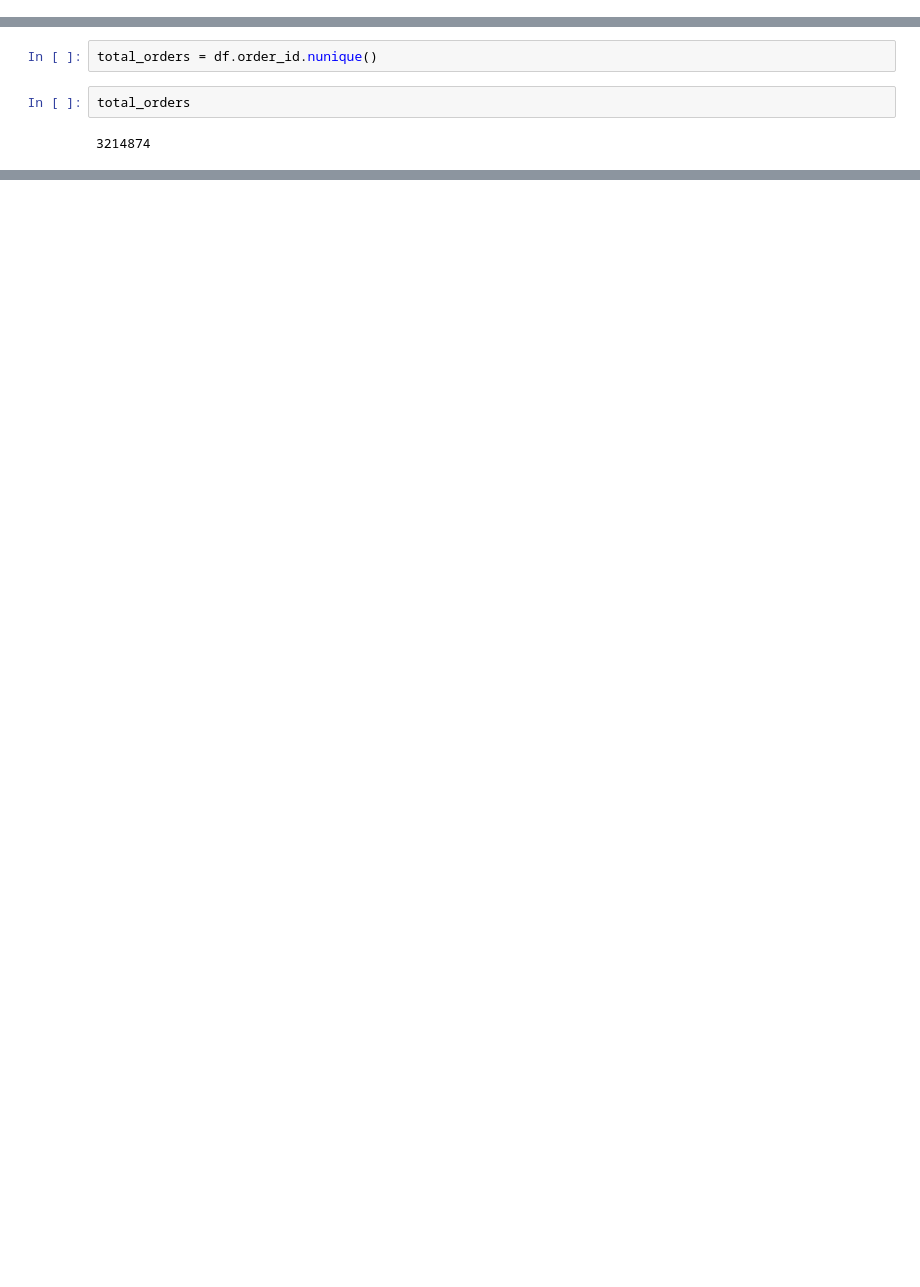
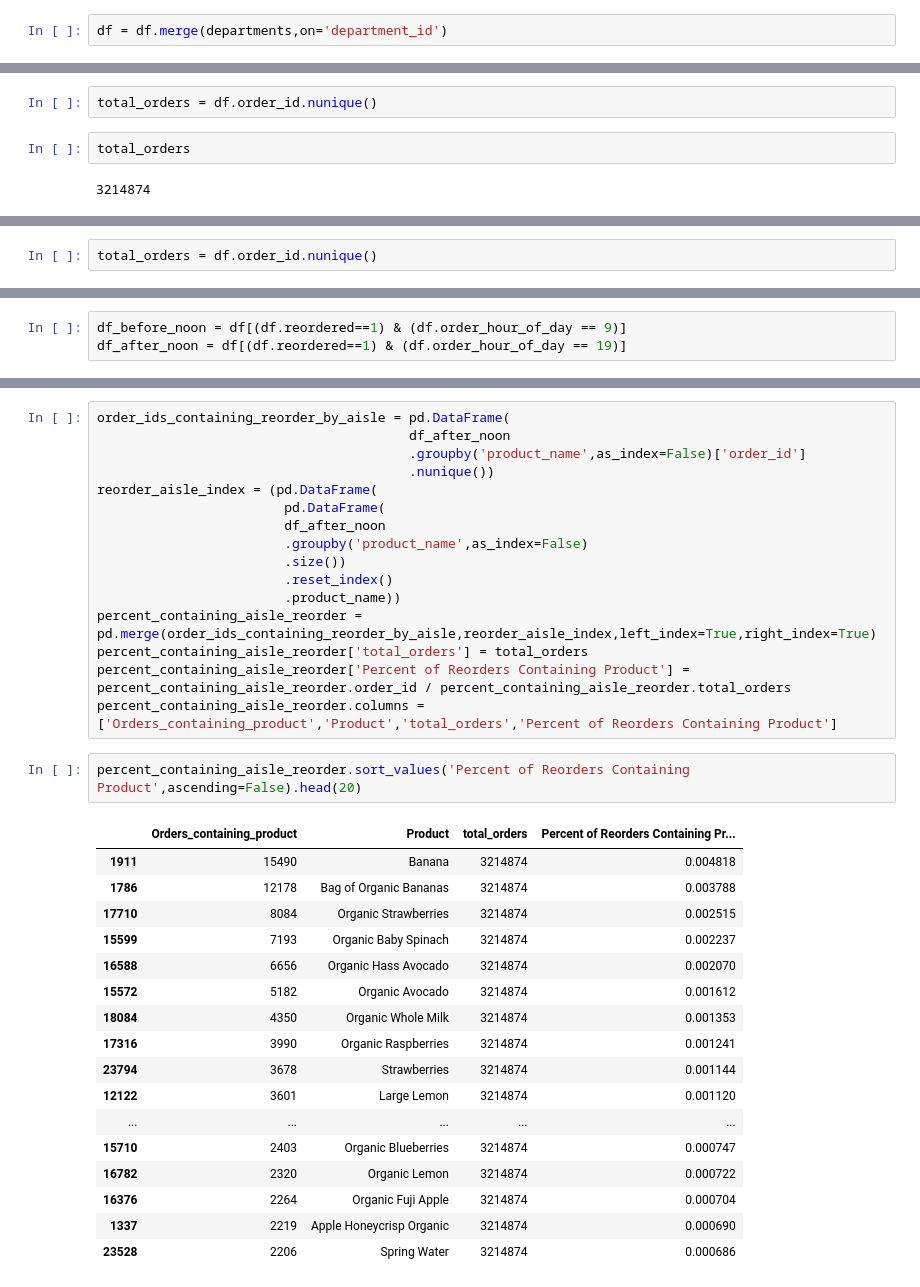
Before and after one commit to keith12345/InstaClassification, a Jupyter notebook: 05_Visualizations/00_Exploring.ipynb, the cells around one changed output, grey strips where cells are left out. Drawn from its saved outputs; the diff is of its cells as text; blank space fills up the shorter version.

```diff
--- a/05_Visualizations/00_Exploring.ipynb
+++ b/05_Visualizations/00_Exploring.ipynb
@@ -80,3 +82,5 @@ df = df.merge(aisles,on='aisle_id')
+# %%
+df = df.merge(departments,on='department_id')
 # %% [markdown]
 ## Reordered by hour of day
 # %%
@@ -363,0 +346,2 @@ percentage_reorders_by_aisle
+# %%
+total_orders = df.order_id.nunique()
@@ -363,0 +414,3 @@ percentage_reorders_by_aisle
+# %%
+df_before_noon = df[(df.reordered==1) & (df.order_hour_of_day == 9)]
+df_after_noon = df[(df.reordered==1) & (df.order_hour_of_day == 19)]
@@ -363,0 +456,36 @@ percentage_reorders_by_aisle
+# %%
+order_ids_containing_reorder_by_aisle = pd.DataFrame(
+                                        df_after_noon
+                                        .groupby('product_name',as_index=False)['order_id']
+                                        .nunique())
+reorder_aisle_index = (pd.DataFrame(
+                        pd.DataFrame(
+                        df_after_noon
+                        .groupby('product_name',as_index=False)
+                        .size())
+                        .reset_index()
+                        .product_name))
+percent_containing_aisle_reorder = pd.merge(order_ids_containing_reorder_by_aisle,reorder_aisle_index,left_index=True,right_index=True)
+percent_containing_aisle_reorder['total_orders'] = total_orders
+percent_containing_aisle_reorder['Percent of Reorders Containing Product'] = percent_containing_aisle_reorder.order_id / percent_containing_aisle_reorder.total_orders
+percent_containing_aisle_reorder.columns = ['Orders_containing_product','Product','total_orders','Percent of Reorders Containing Product']
+# %%
+percent_containing_aisle_reorder.sort_values('Percent of Reorders Containing Product',ascending=False).head(20)
+# %% [output]
+|  | Orders_containing_product | Product | total_orders | Percent of Reorders Containing Pr... |
+| 1911 | 15490 | Banana | 3214874 | 0.004818 |
+| 1786 | 12178 | Bag of Organic Bananas | 3214874 | 0.003788 |
+| 17710 | 8084 | Organic Strawberries | 3214874 | 0.002515 |
+| 15599 | 7193 | Organic Baby Spinach | 3214874 | 0.002237 |
+| 16588 | 6656 | Organic Hass Avocado | 3214874 | 0.002070 |
+| 15572 | 5182 | Organic Avocado | 3214874 | 0.001612 |
+| 18084 | 4350 | Organic Whole Milk | 3214874 | 0.001353 |
+| 17316 | 3990 | Organic Raspberries | 3214874 | 0.001241 |
+| 23794 | 3678 | Strawberries | 3214874 | 0.001144 |
+| 12122 | 3601 | Large Lemon | 3214874 | 0.001120 |
+| ... | ... | ... | ... | ... |
+| 15710 | 2403 | Organic Blueberries | 3214874 | 0.000747 |
+| 16782 | 2320 | Organic Lemon | 3214874 | 0.000722 |
+| 16376 | 2264 | Organic Fuji Apple | 3214874 | 0.000704 |
+| 1337 | 2219 | Apple Honeycrisp Organic | 3214874 | 0.000690 |
+| 23528 | 2206 | Spring Water | 3214874 | 0.000686 |
```
Also changed, not shown: parts of 43 cells of this notebook, 2 other files.
